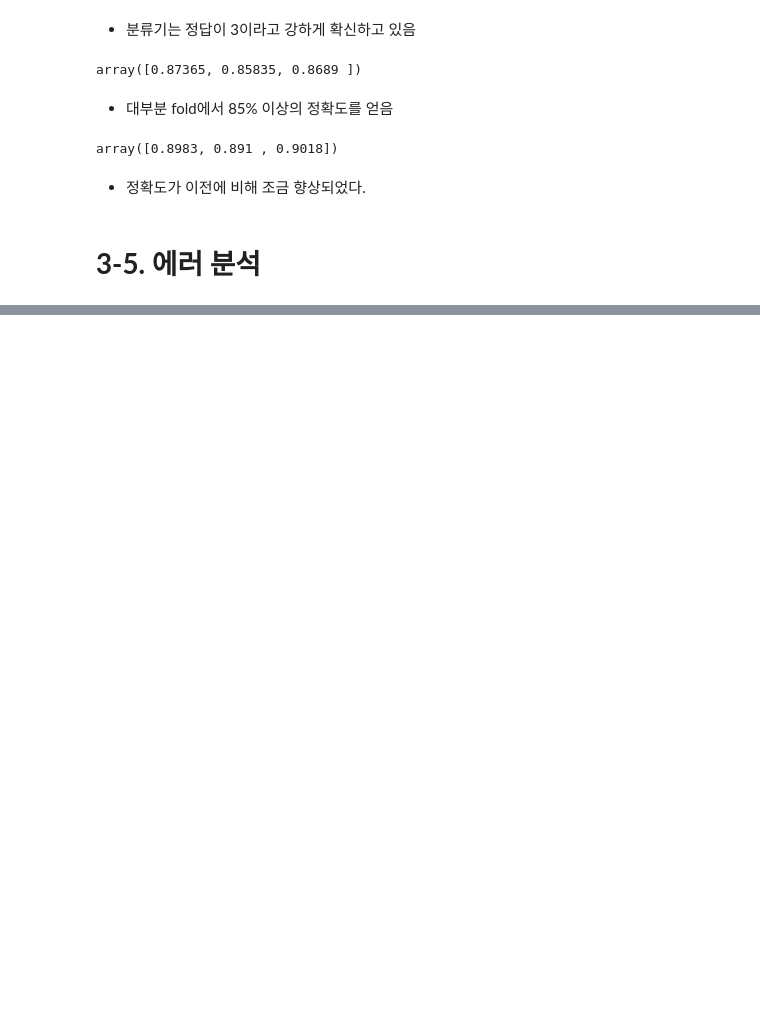
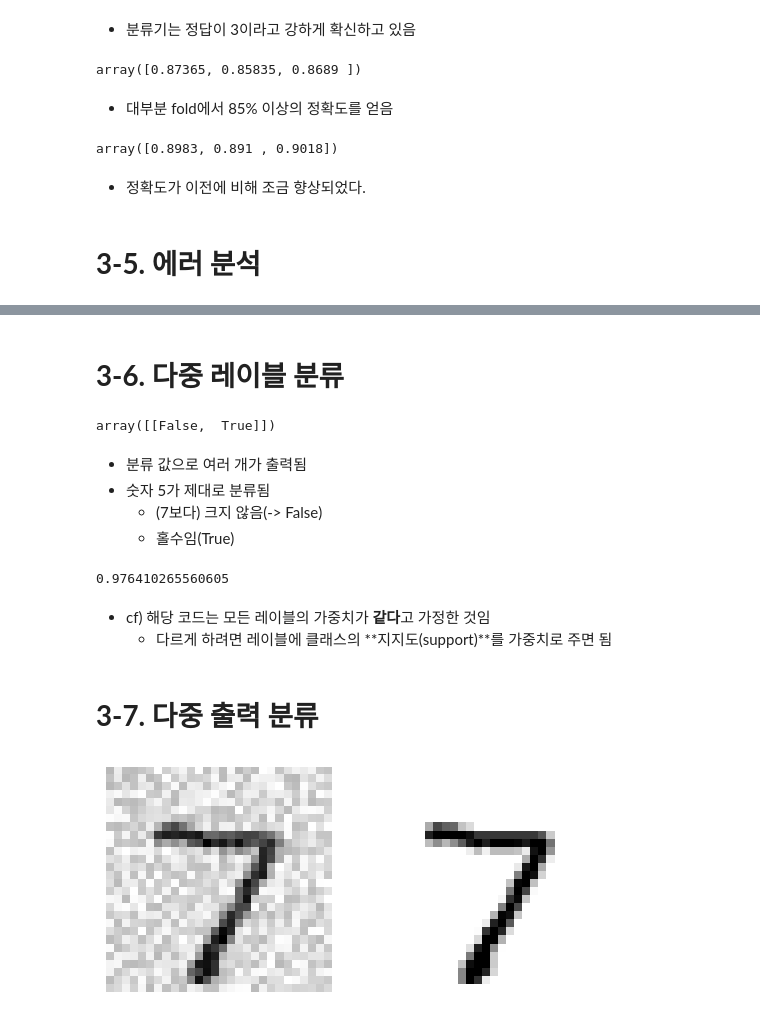
Before and after one commit to chasubeen/ESAA_8TH_OB, a Jupyter notebook: 핸즈온_3장_분류.ipynb, the cells around one changed output, grey strips where cells are left out. Drawn from its saved outputs; the diff is of its cells as text; code cells hidden in the pictures; blank space fills up the shorter version.

```diff
--- a/핸즈온_3장_분류.ipynb
+++ b/핸즈온_3장_분류.ipynb
@@ -422,0 +518,2 @@ array([0.8983, 0.891 , 0.9018])
+# %% [markdown]
+# **3-6. 다중 레이블 분류**
@@ -422,0 +526,57 @@ array([0.8983, 0.891 , 0.9018])
+# %%
+## 분류기 학습/예측/평가
+
+from sklearn.neighbors import KNeighborsClassifier
+
+knn_clf = KNeighborsClassifier()
+knn_clf.fit(X_train, y_multilabel)
+knn_clf.predict([some_digit])
+# %% [output]
+array([[False,  True]])
+# %% [markdown]
+- 분류 값으로 여러 개가 출력됨
+- 숫자 5가 제대로 분류됨
+  - (7보다) 크지 않음(-> False)
+  - 홀수임(True)
+# %%
+## 다중 레이블 분류기 평가
+# 각 레이블의 F1 score를 구한 후 평균
+
+y_train_knn_pred = cross_val_predict(knn_clf, X_train, y_multilabel, cv = 3)
+f1_score(y_multilabel, y_train_knn_pred, average = "macro")
+# %% [output]
+0.976410265560605
+# %% [markdown]
+- cf) 해당 코드는 모든 레이블의 가중치가 **같다**고 가정한 것임
+  - 다르게 하려면 레이블에 클래스의 **지지도(support)**를 가중치로 주면 됨
+# %% [markdown]
+# **3-7. 다중 출력 분류**
+# %%
+### 이미지 잡읍 제거 시스템 만들기
+## 잡음이 많은 숫자 이미지를 입력으로 받아 깨끗한 숫자 이미지를 MNIST 이미지처럼 픽셀의 강도를 담은 배열로 출력
+
+# 픽셀 강도에 잡음 추가
+noise = np.random.randint(0, 100, (len(X_train), 784))
+X_train_mod = X_train + noise
+
+noise = np.random.randint(0, 100, (len(X_test), 784))
+X_test_mod = X_test + noise
+
+y_train_mod = X_train
+y_test_mod = X_test
+# %%
+def plot_digit(data):
+    image = data.reshape(28, 28)
+    plt.imshow(image, cmap = mpl.cm.binary,
+               interpolation="nearest")
+    plt.axis("off")
+# %%
+## test set의 이미지 중 하나 선택
+# 원래는 안됨(Data Leakage)
+
+some_index = 0
+plt.subplot(121); plot_digit(X_test_mod[some_index])
+plt.subplot(122); plot_digit(y_test_mod[some_index])
+plt.show()
+# %% [output]
+[figure, added]
```
Also changed, not shown: parts of 12 cells of this notebook.
